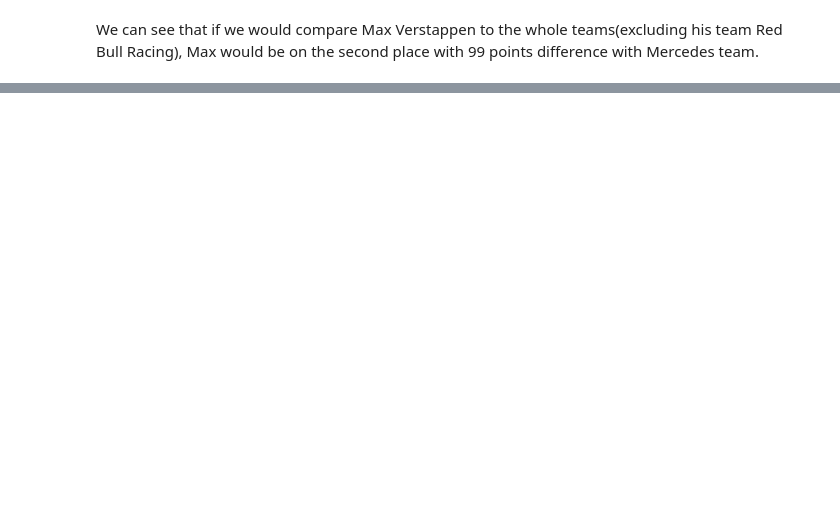
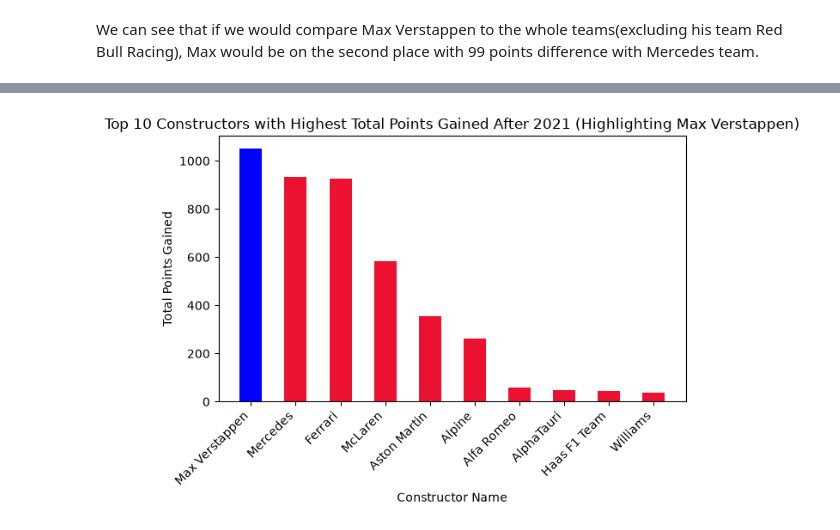
Before and after one commit to skyaax/f1_project, a Jupyter notebook: f1.ipynb, the cells around one changed output, grey strips where cells are left out. Drawn from its saved outputs; the diff is of its cells as text; code cells hidden in the pictures; blank space fills up the shorter version.

```diff
--- a/f1.ipynb
+++ b/f1.ipynb
@@ -275,0 +352,4 @@ plt.bar("Max Verstappen", max_points, color='Blue', width=0.5)
+# %%
+results_analysis["sum_of_points_constructors_after_2021"] = results_analysis.where(lambda x: results_analysis["season"] > 2021).groupby("constructor_name")["points"].transform("sum")
+top_gained_points_by_constructor_after_2021 = results_analysis[["constructor_name","sum_of_points_constructors_after_2021"]].drop_duplicates().sort_values(by="sum_of_points_constructors_after_2021", ascending=False).head(10)
+top_gained_points_by_constructor_after_2021
@@ -275,0 +370,6 @@ plt.bar("Max Verstappen", max_points, color='Blue', width=0.5)
+# %%
+max_points_after_2021_df = pd.DataFrame({"constructor_name": ["Max Verstappen"], "sum_of_points_constructors_after_2021": max_points_after_2021})
+top_gained_points_by_constructor_after_2021 = pd.concat([top_gained_points_by_constructor_after_2021, max_points_after_2021_df])
+top_gained_points_by_constructor_after_2021 = top_gained_points_by_constructor_after_2021.sort_values(by="sum_of_points_constructors_after_2021",ascending=False)
+top_gained_points_by_constructor_after_2021 = top_gained_points_by_constructor_after_2021.drop(top_gained_points_by_constructor_after_2021[top_gained_points_by_constructor_after_2021['constructor_name'] == "Red Bull Racing"].index)
+top_gained_points_by_constructor_after_2021.head(10)
@@ -275,0 +388,10 @@ plt.bar("Max Verstappen", max_points, color='Blue', width=0.5)
+# %%
+plt.bar(top_gained_points_by_constructor_after_2021["constructor_name"], top_gained_points_by_constructor_after_2021["sum_of_points_constructors_after_2021"], width=0.5, color=['blue' if name == "Max Verstappen" else '#ED1131' for name in top_gained_points_by_constructor_after_2021["constructor_name"]])
+plt.title("Top 10 Constructors with Highest Total Points Gained After 2021 (Highlighting Max Verstappen)")
+plt.xlabel("Constructor Name")
+plt.ylabel("Total Points Gained")
+plt.xticks(rotation=45, ha='right')
+plt.tight_layout()
+plt.show()
+# %% [output]
+[figure, added]
```
Also changed, not shown: parts of 19 cells of this notebook.
